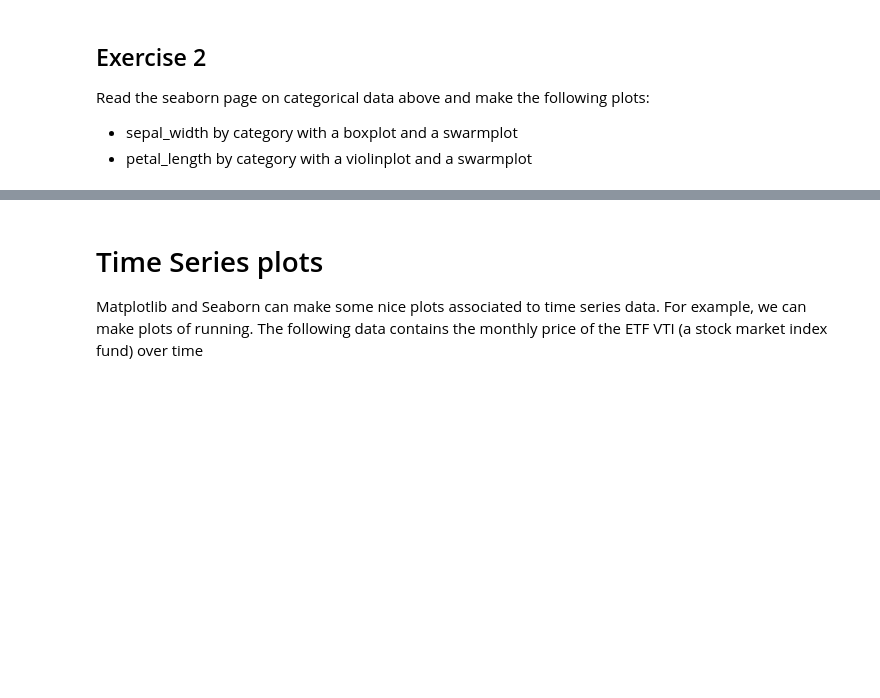
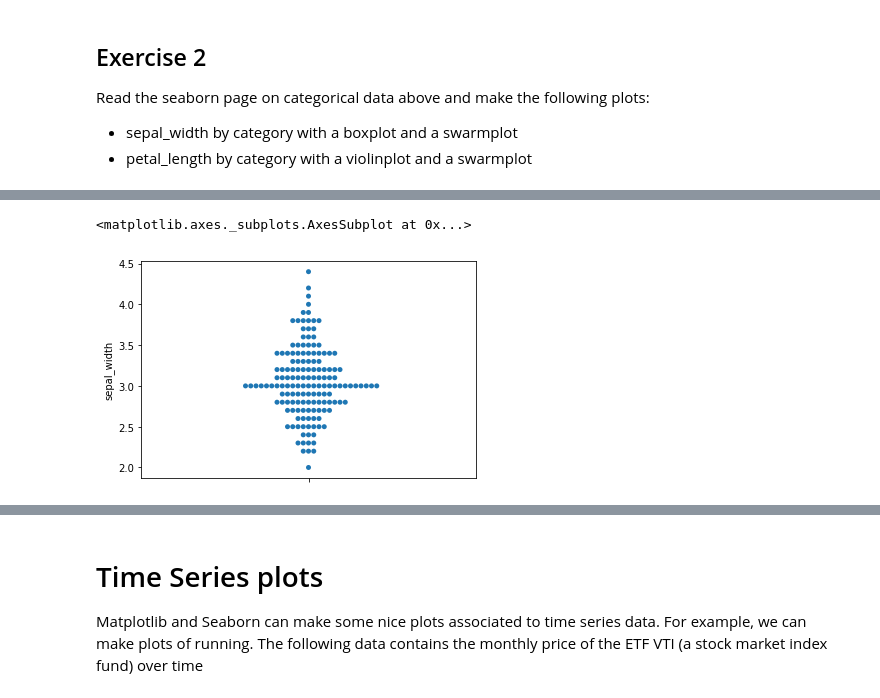
Before and after one commit to judesgit/GA-Data_Science, a Jupyter notebook: lessons/lesson-05/code/Data Visualization Lab.ipynb, the cells around one changed output, grey strips where cells are left out. Saved outputs shown, nothing was run; the diff lists cells and outputs as text; code cells hidden in the pictures; blank space fills up the shorter version.

```diff
--- a/lessons/lesson-05/code/Data Visualization Lab.ipynb
+++ b/lessons/lesson-05/code/Data Visualization Lab.ipynb
@@ -135,0 +150,5 @@ Read the seaborn page on categorical data above and make the following plots:
+# %%
+sns.swarmplot(y="sepal_width", data=df)
+# %% [output]
+<matplotlib.axes._subplots.AxesSubplot at 0x...>
+[figure, added]
```
Also changed, not shown: parts of 18 cells of this notebook, 3 other files.
